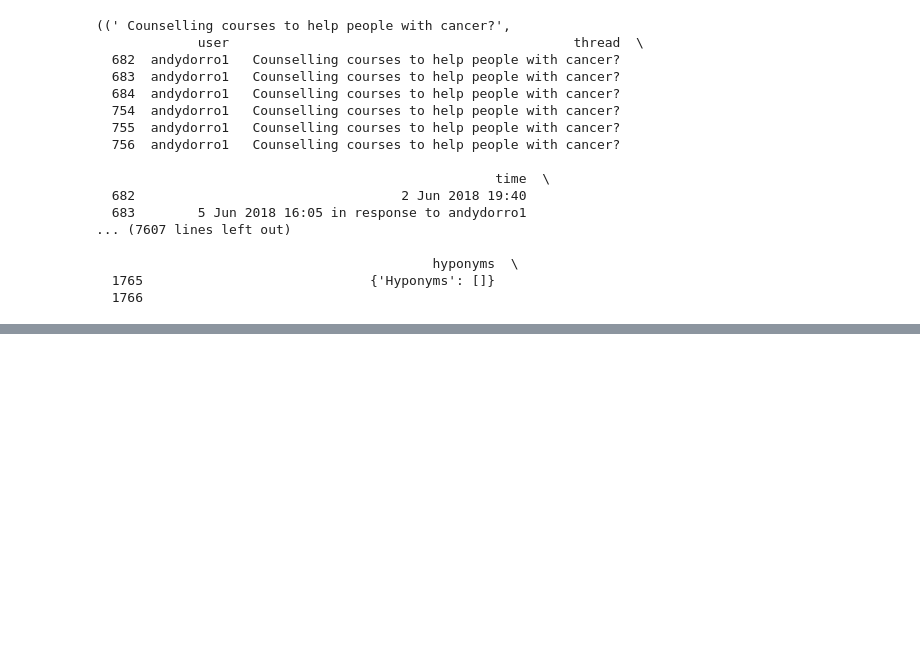
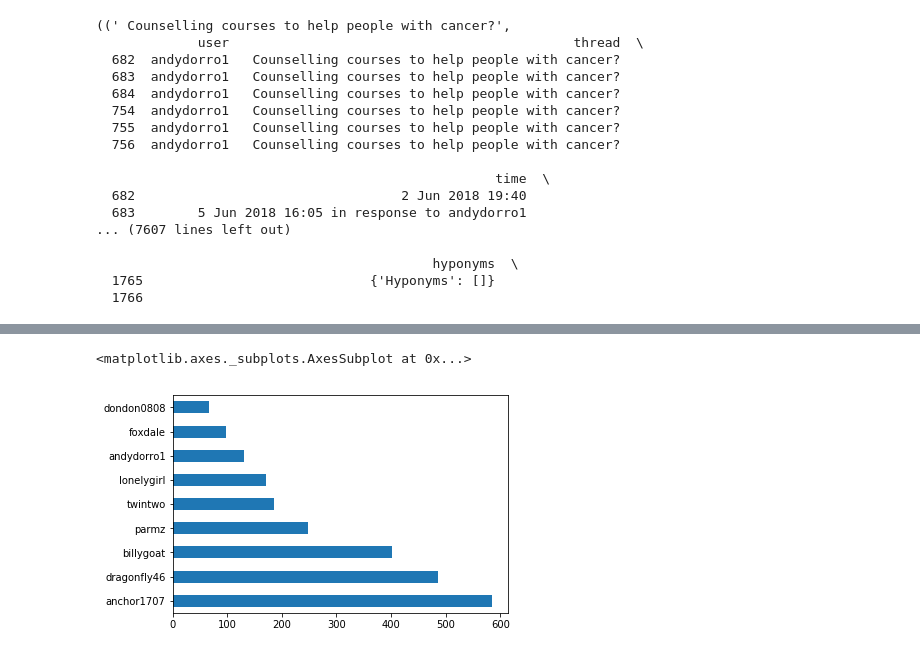
Before and after one commit to moamenibrahim/discussions-text-analysis, a Jupyter notebook: visualization.ipynb, the cells around one changed output, grey strips where cells are left out. Cells and saved outputs as stored; diff of their text form; code cells hidden in the pictures; blank space fills up the shorter version.

Commit message:
visualization added

```diff
--- a/visualization.ipynb
+++ b/visualization.ipynb
@@ -74,0 +80,4 @@ for i in ner:
+# %%
+from dateutil.parser import parse
+##'%m/%d/%Y %I:%M%p'
+df['time_adjusted']=df['time'].apply(lambda x: re.findall(r'[\d]{1,2} [ADFJMNOS]\w* [\d]{4}',x)[0])
@@ -74,0 +93,5 @@ for i in ner:
+# %%
+df['user'].value_counts().plot(kind='barh')
+# %% [output]
+<matplotlib.axes._subplots.AxesSubplot at 0x...>
+[figure, added]
```
Also changed, not shown: parts of 14 cells of this notebook, 2 other files.
